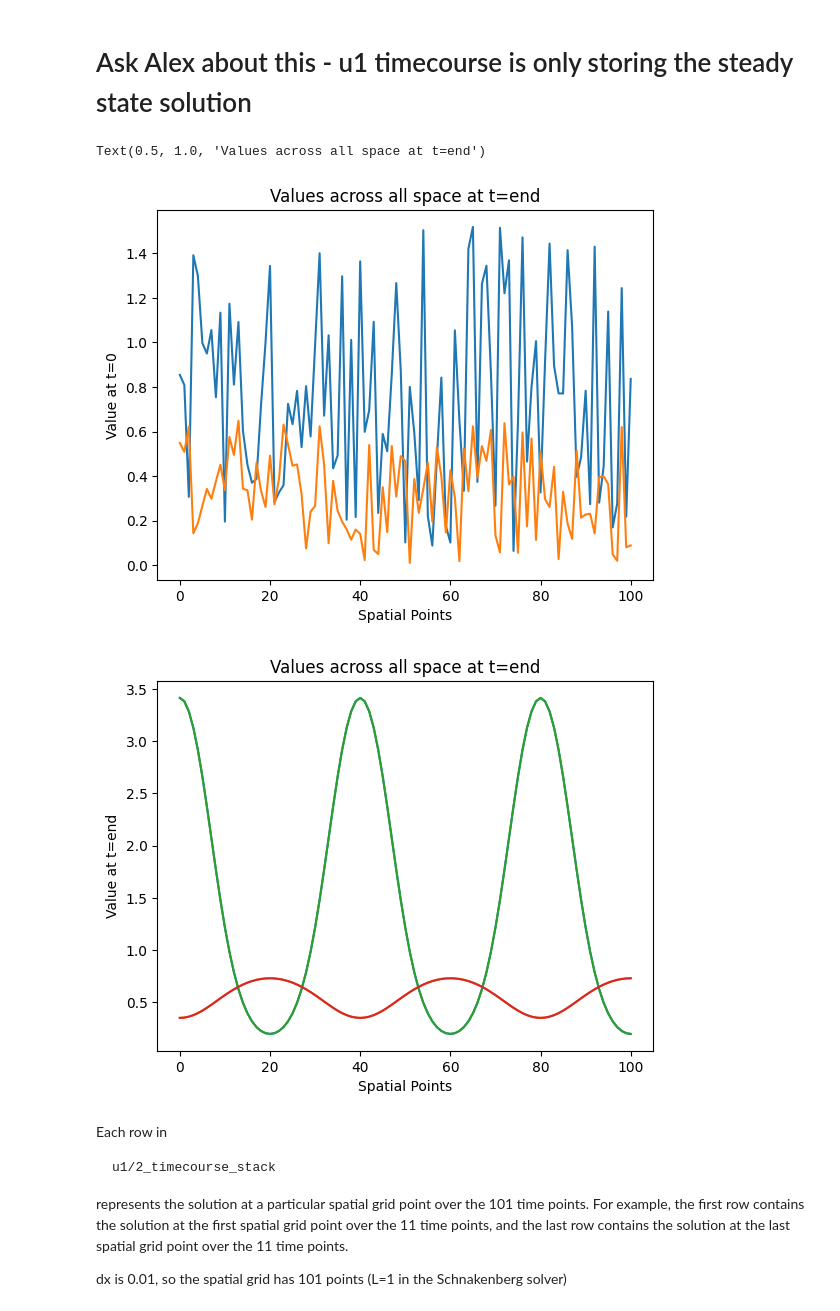
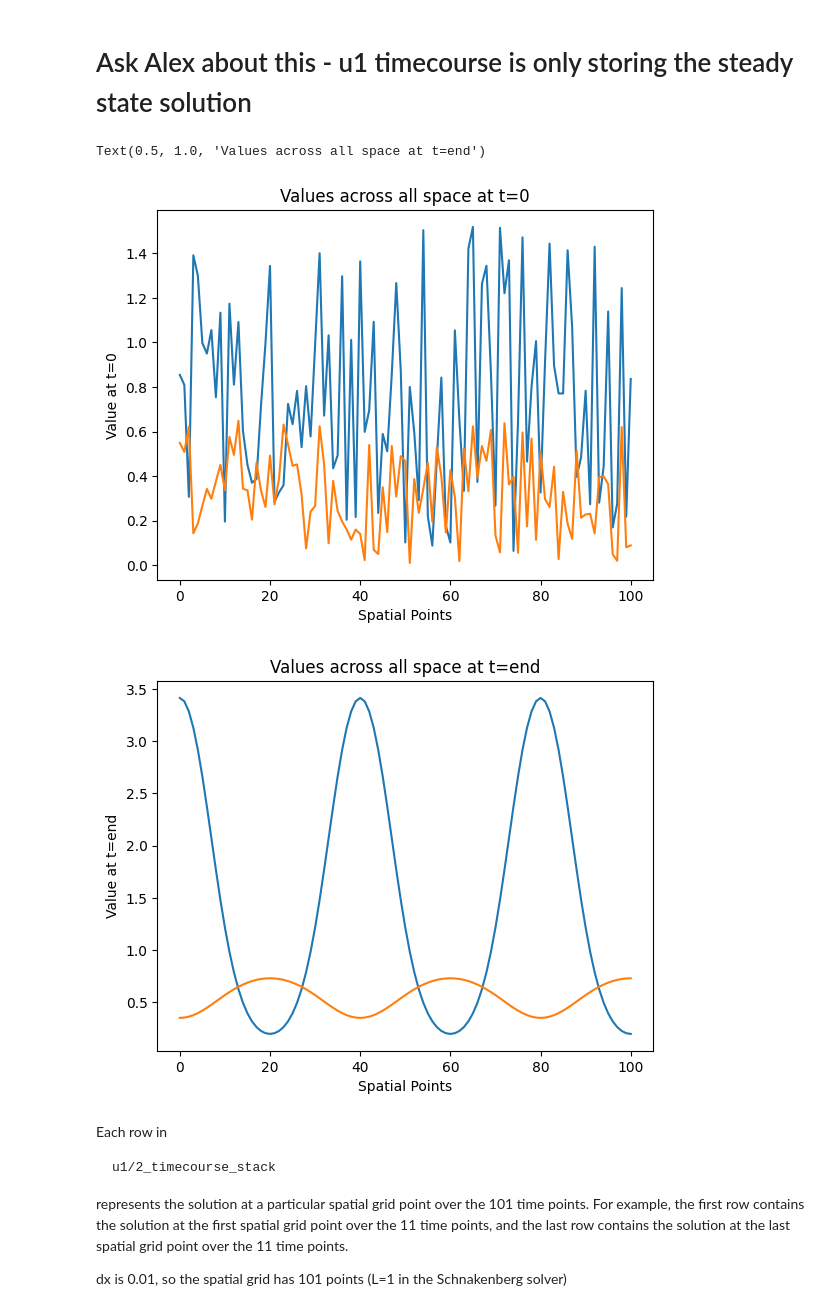
Before and after one commit to ianbgroves/PatternLearning, a Jupyter notebook: Operator_search/PDEFIND_reaction_diffusion.ipynb, the cells around one changed output. Drawn from its saved outputs; the diff is of its cells as text; code cells hidden in the pictures.

```diff
--- a/Operator_search/PDEFIND_reaction_diffusion.ipynb
+++ b/Operator_search/PDEFIND_reaction_diffusion.ipynb
@@ -1487,36 +1487,30 @@ reshaped_u2_timecourse_shape (101, 101)
 # %%
 spatial_points = np.arange(101)
 # # Extract the values at the last timepoint
 # for i in range(len(u1_timecourse_stack[:])):
 
 #   last_timepoint_values = u1_timecourse_stack[i, :]
 #   last_timepoint_values = u1_timecourse_stack_reshaped[:,i] # -1 produces same values here.. what's going on
 #   plt.plot(spatial_points, last_timepoint_values)
 #   plt.show()
 
 plt.plot(spatial_points, u1_timecourse_stack[0, :])
 plt.plot(spatial_points, u2_timecourse_stack[0,:])
 plt.xlabel('Spatial Points')
 plt.ylabel(f'Value at t=0')
-plt.title('Values across all space at t=end')
+plt.title('Values across all space at t=0')
 plt.figure()
-# Plot the values against the spatial points
-plt.plot(spatial_points, u1_timecourse_stack[-1, :])
-plt.plot(spatial_points, u2_timecourse_stack[-1,:])
-plt.xlabel('Spatial Points')
-plt.ylabel(f'Value at t=0')
-plt.title('Values across all space at t=0')
 
 # Plot the values against the spatial points
 plt.plot(spatial_points, u1_timecourse_stack[-1, :])
 plt.plot(spatial_points, u2_timecourse_stack[-1,:])
 plt.xlabel('Spatial Points')
 plt.ylabel(f'Value at t=end')
 plt.title('Values across all space at t=end')
 # %% [output]
 Text(0.5, 1.0, 'Values across all space at t=end')
-[figure, old version]
+[figure, new version]
-[figure, old version]
+[figure, new version]
 # %% [markdown]
 Each row in
 
```
Also changed, not shown: parts of 3 cells of this notebook.
